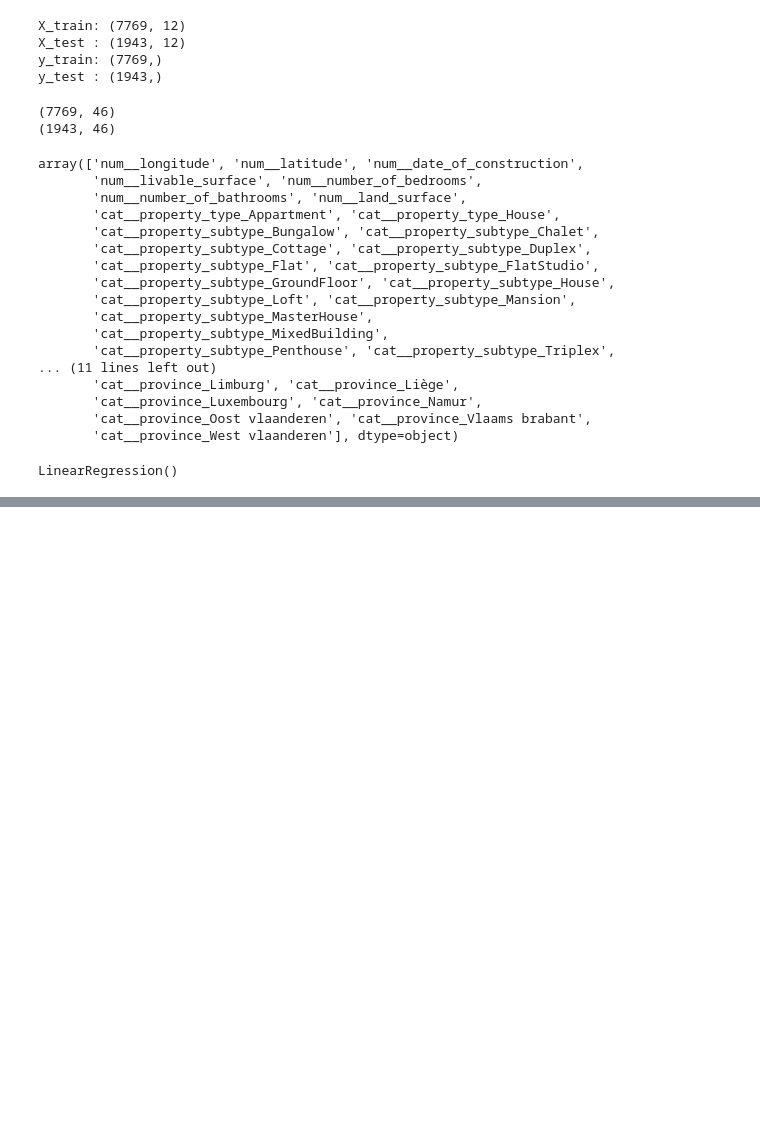
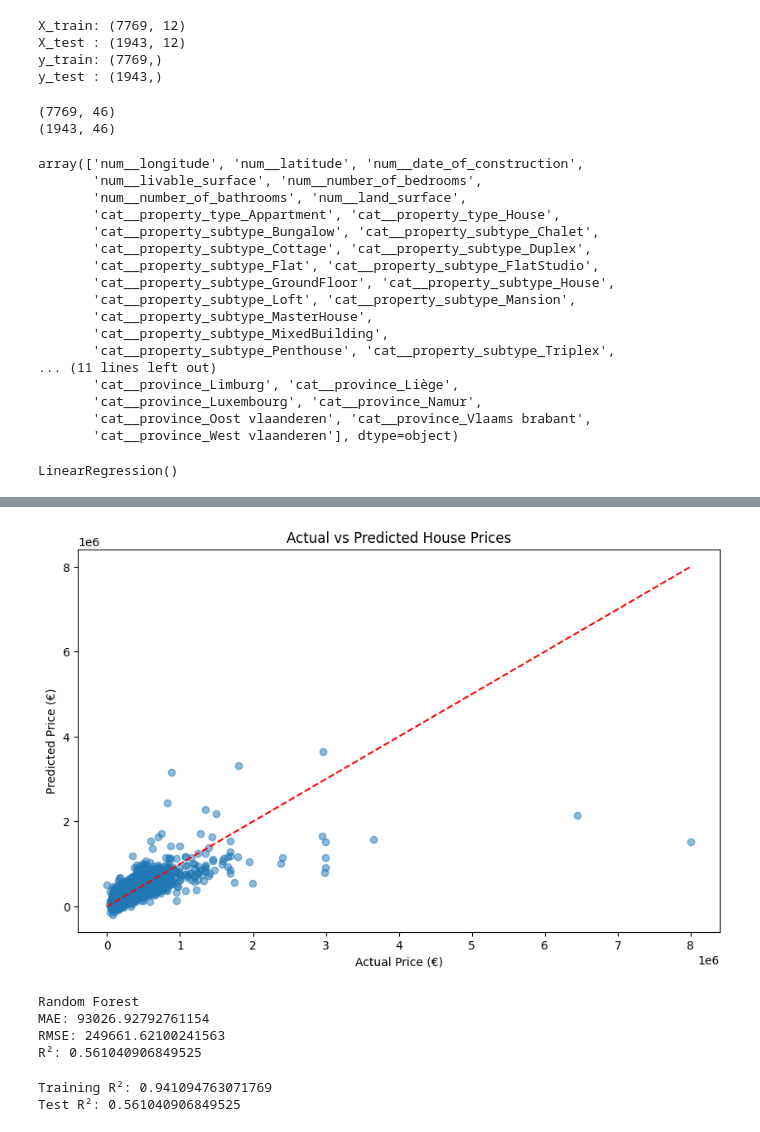
Before and after one commit to Gunay-Bayramova/immoeliza_ml, a Jupyter notebook: notebooks/immoeliza_ml.ipynb, the cells around one changed output, grey strips where cells are left out. Saved outputs shown, nothing was run; the diff lists cells and outputs as text; code cells hidden in the pictures; blank space fills up the shorter version.

Commit message:
3 models tested, pythin files of models created

```diff
--- a/notebooks/immoeliza_ml.ipynb
+++ b/notebooks/immoeliza_ml.ipynb
@@ -258,0 +285,52 @@ comparison
+# %%
+# visualisation of linear regression results
+import matplotlib.pyplot as plt
+
+plt.figure(figsize=(10, 6))
+plt.scatter(y_test, y_pred, alpha=0.5)
+
+# Perfect prediction line
+plt.plot([y_test.min(), y_test.max()],[y_test.min(), y_test.max()], color="red", linestyle="--")
+
+plt.xlabel("Actual Price (€)")
+plt.ylabel("Predicted Price (€)")
+plt.title("Actual vs Predicted House Prices")
+
+plt.show()
+# %% [output]
+[figure, added]
+# %%
+# Random Forest Regressor
+from sklearn.ensemble import RandomForestRegressor
+
+rf_regressor = RandomForestRegressor(n_estimators=100, random_state=42)
+rf_regressor.fit(X_train_processed, y_train)
+
+#predicting the target variable for the test set
+rf_y_pred = rf_regressor.predict(X_test_processed)
+
+# evaluate the model
+rf_mae = mean_absolute_error(y_test, rf_y_pred)
+rf_rmse = np.sqrt(mean_squared_error(y_test, rf_y_pred))
+rf_r2 = r2_score(y_test, rf_y_pred)
+
+print("Random Forest")
+print("MAE:", rf_mae)
+print("RMSE:", rf_rmse)
+print("R²:", rf_r2)
+# %% [output]
+Random Forest
+MAE: 93026.92792761154
+RMSE: 249661.62100241563
+R²: 0.561040906849525
+# %%
+# Train the random forest regressor
+rf_train_pred = rf_regressor.predict(X_train_processed)
+
+rf_train_r2 = r2_score(y_train, rf_train_pred)
+
+print("Training R²:", rf_train_r2)
+print("Test R²:", rf_r2)
+# %% [output]
+Training R²: 0.941094763071769
+Test R²: 0.561040906849525
```
Also changed, not shown: parts of 26 cells of this notebook, 4 other files.
